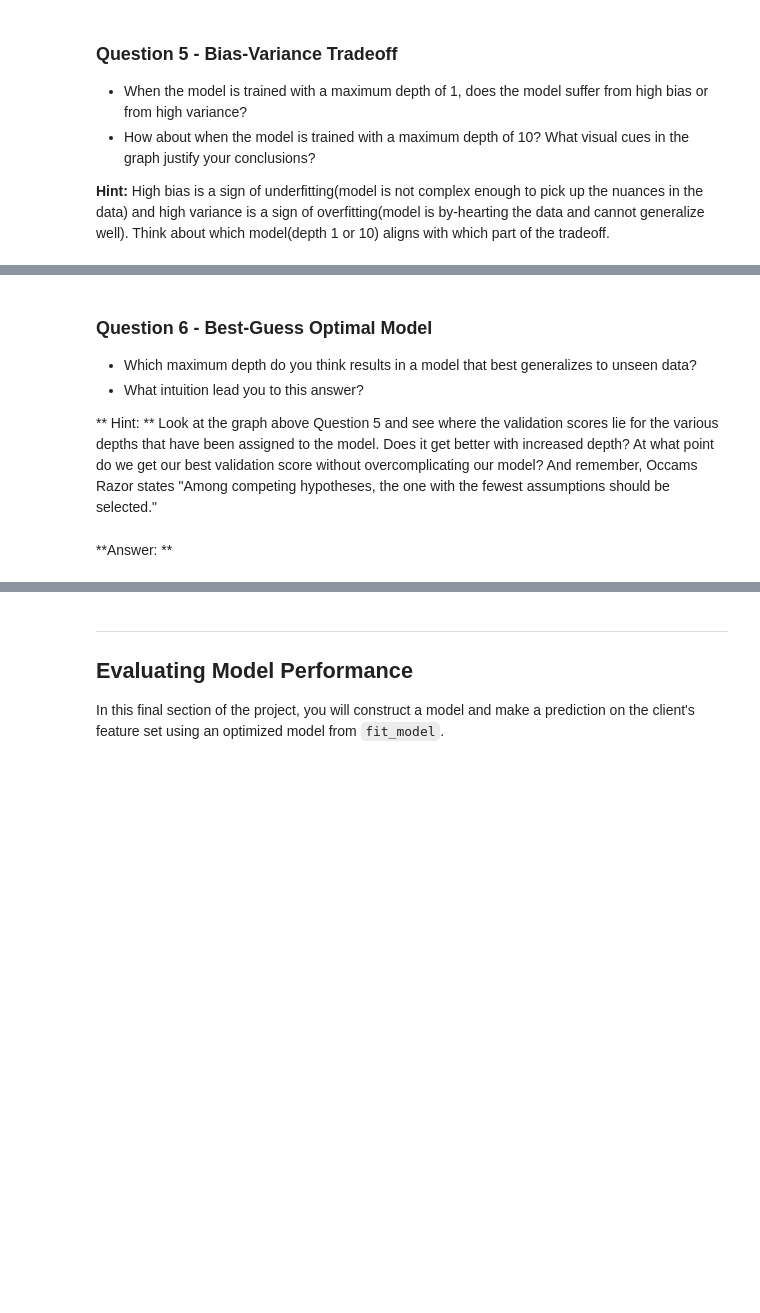
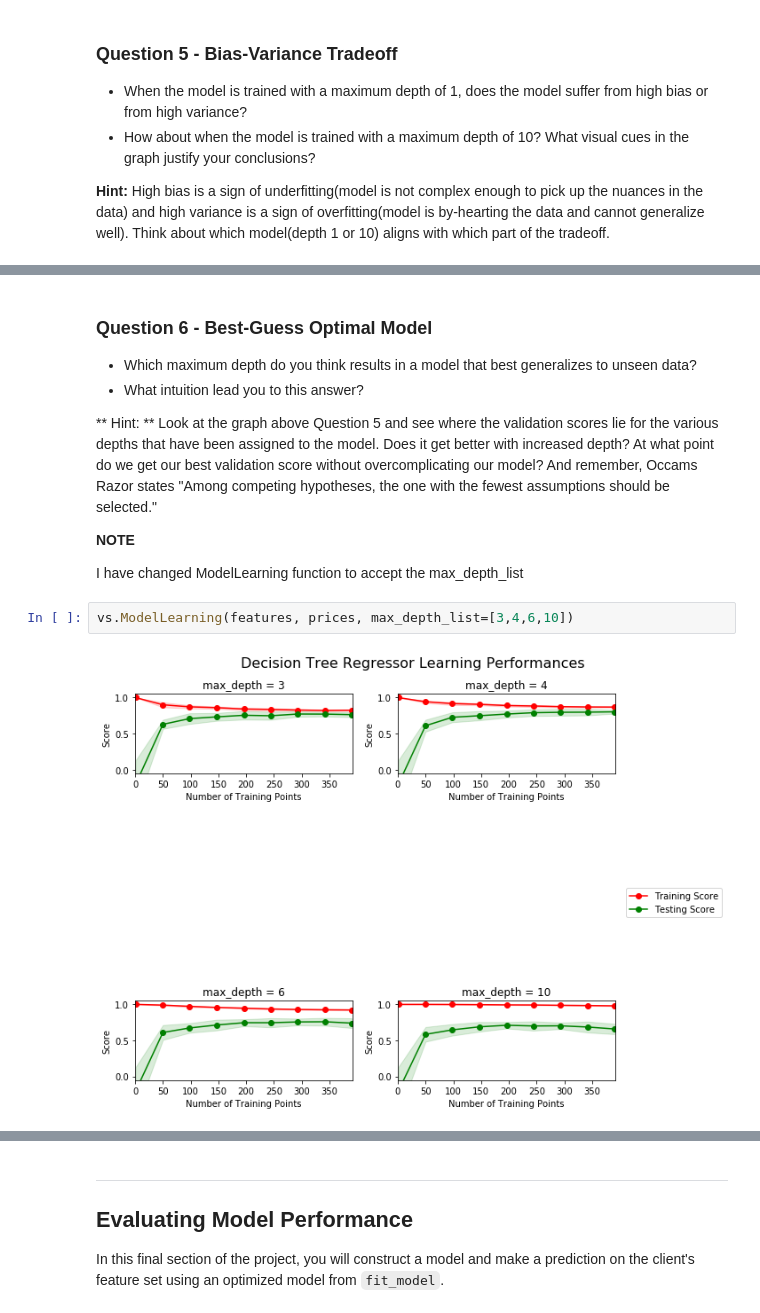
Before and after one commit to karthikBalasubramanian/machine-learning, a Jupyter notebook: projects/boston_housing/boston_housing.ipynb, the cells around one changed output, grey strips where cells are left out. Saved outputs shown, nothing was run; the diff lists cells and outputs as text; blank space fills up the shorter version.

```diff
--- a/projects/boston_housing/boston_housing.ipynb
+++ b/projects/boston_housing/boston_housing.ipynb
@@ -233,5 +249,12 @@ vs.ModelComplexity(X_train, y_train)
 * What intuition lead you to this answer?
 
 ** Hint: ** Look at the graph above Question 5 and see where the validation scores lie for the various depths that have been assigned to the model. Does it get better with increased depth? At what point do we get our best validation score without overcomplicating our model? And remember, Occams Razor states "Among competing hypotheses, the one with the fewest assumptions should be selected."
+
+
+**NOTE**
+
+  I have changed ModelLearning function to accept the max_depth_list
-# %% [markdown]
-**Answer: **
+# %%
+vs.ModelLearning(features, prices, max_depth_list=[3,4,6,10])
+# %% [output]
+[figure, added]
```
Also changed, not shown: parts of 23 cells of this notebook, 2 other files.
